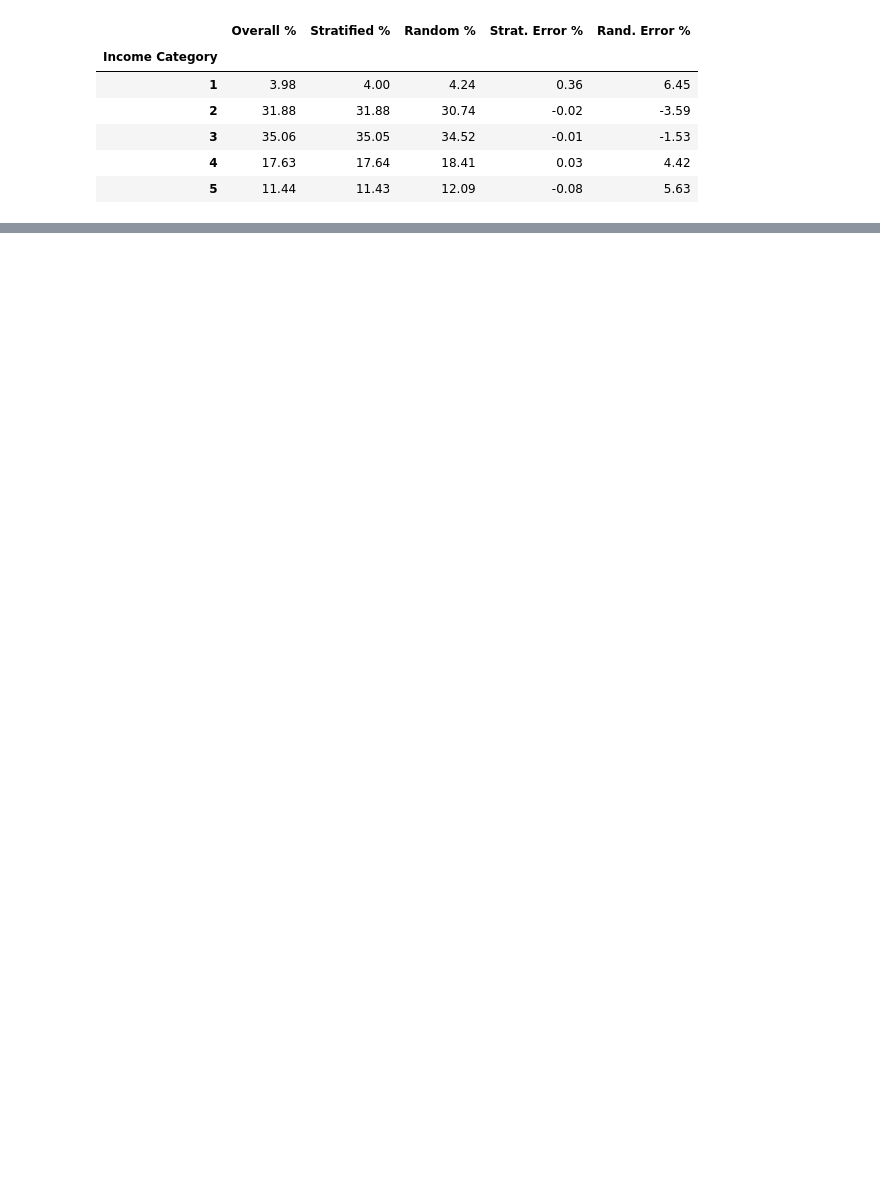
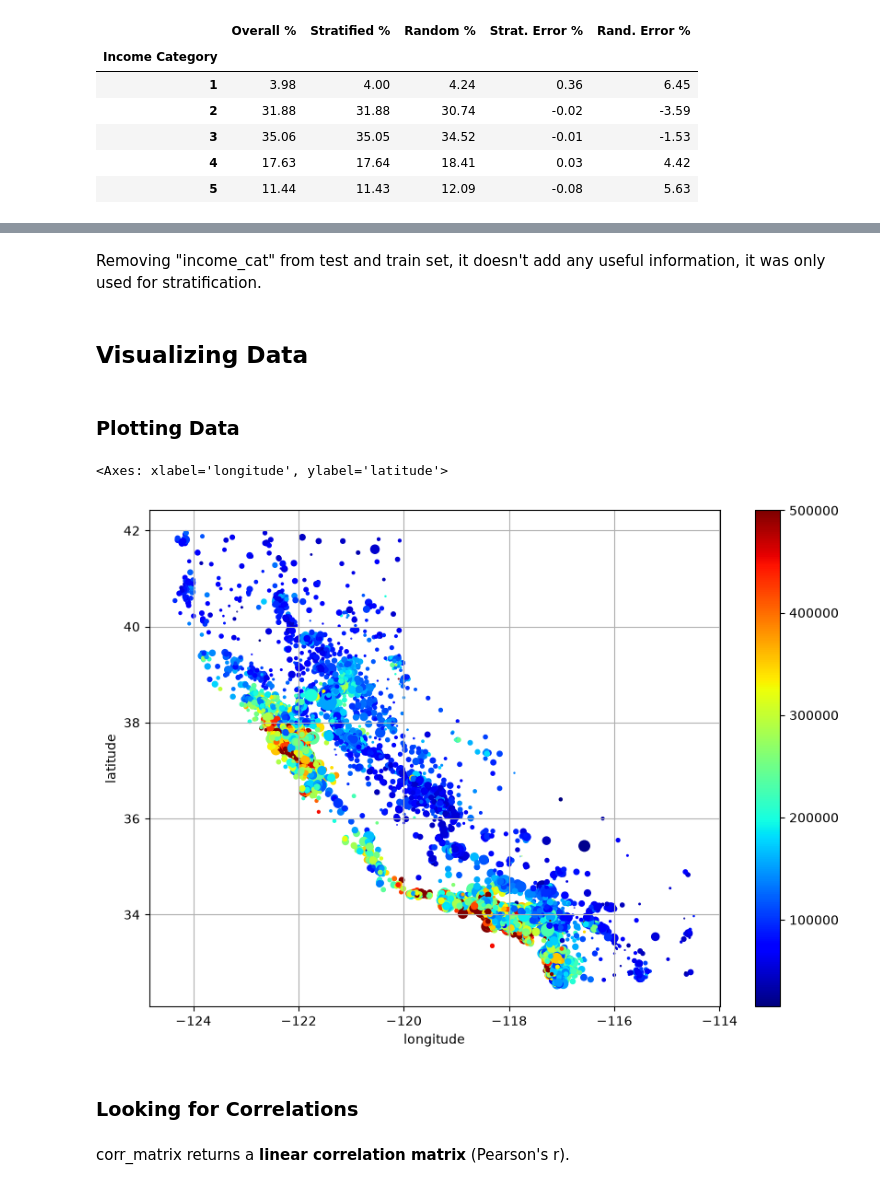
Before and after one commit to mattialollongo/housing-price-prediction, a Jupyter notebook: notebooks/01_exploration.ipynb, the cells around one changed output, grey strips where cells are left out. Drawn from its saved outputs; the diff is of its cells as text; code cells hidden in the pictures; blank space fills up the shorter version.

Commit message:
Visualize data and look for correlations

```diff
--- a/notebooks/01_exploration.ipynb
+++ b/notebooks/01_exploration.ipynb
@@ -137,3 +151,20 @@ compare_props["Rand. Error %"] = (compare_props["Random %"] /
 # %%
 for set_ in (strat_test_set, strat_train_set):
     set_.drop("income_cat", axis=1, inplace=True)
+# %% [markdown]
+Removing "income_cat" from test and train set, it doesn't add any useful information, it was only used for stratification.
+# %% [markdown]
+## Visualizing Data
+# %%
+housing = strat_train_set.copy()
+# %% [markdown]
+### Plotting Data
+# %%
+housing.plot(kind="scatter", x="longitude", y="latitude", grid=True,
+             s=housing["population"] / 100, c=housing["median_house_value"],
+             cmap="jet", colorbar=True, sharex=False, figsize=(10,7))
+# %% [output]
+<Axes: xlabel='longitude', ylabel='latitude'>
+[figure, added]
+# %% [markdown]
+### Looking for Correlations
@@ -139,0 +173,2 @@ for set_ in (strat_test_set, strat_train_set):
+# %% [markdown]
+corr_matrix returns a **linear correlation matrix** (Pearson's r).
```
Also changed, not shown: parts of 18 cells of this notebook.
